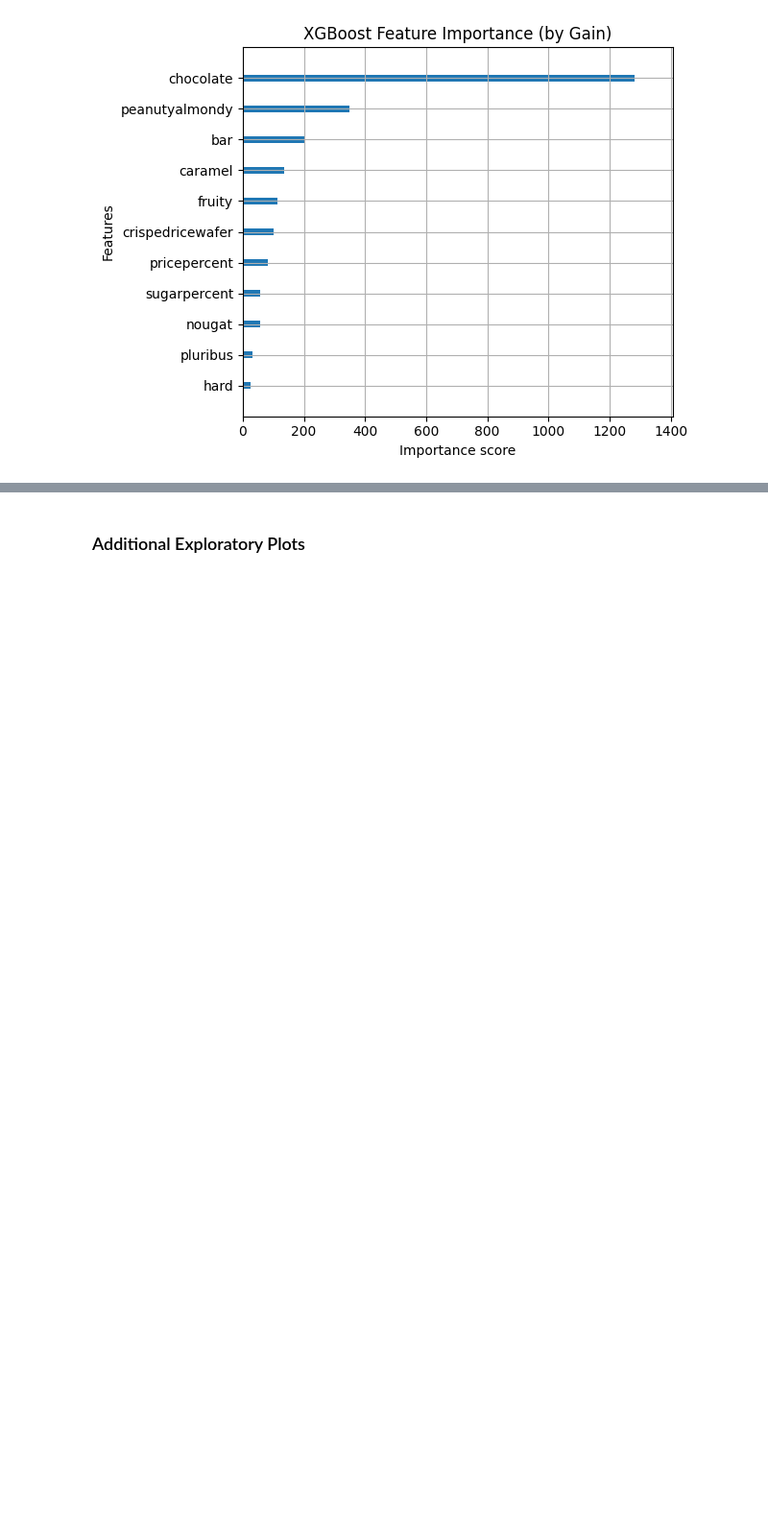
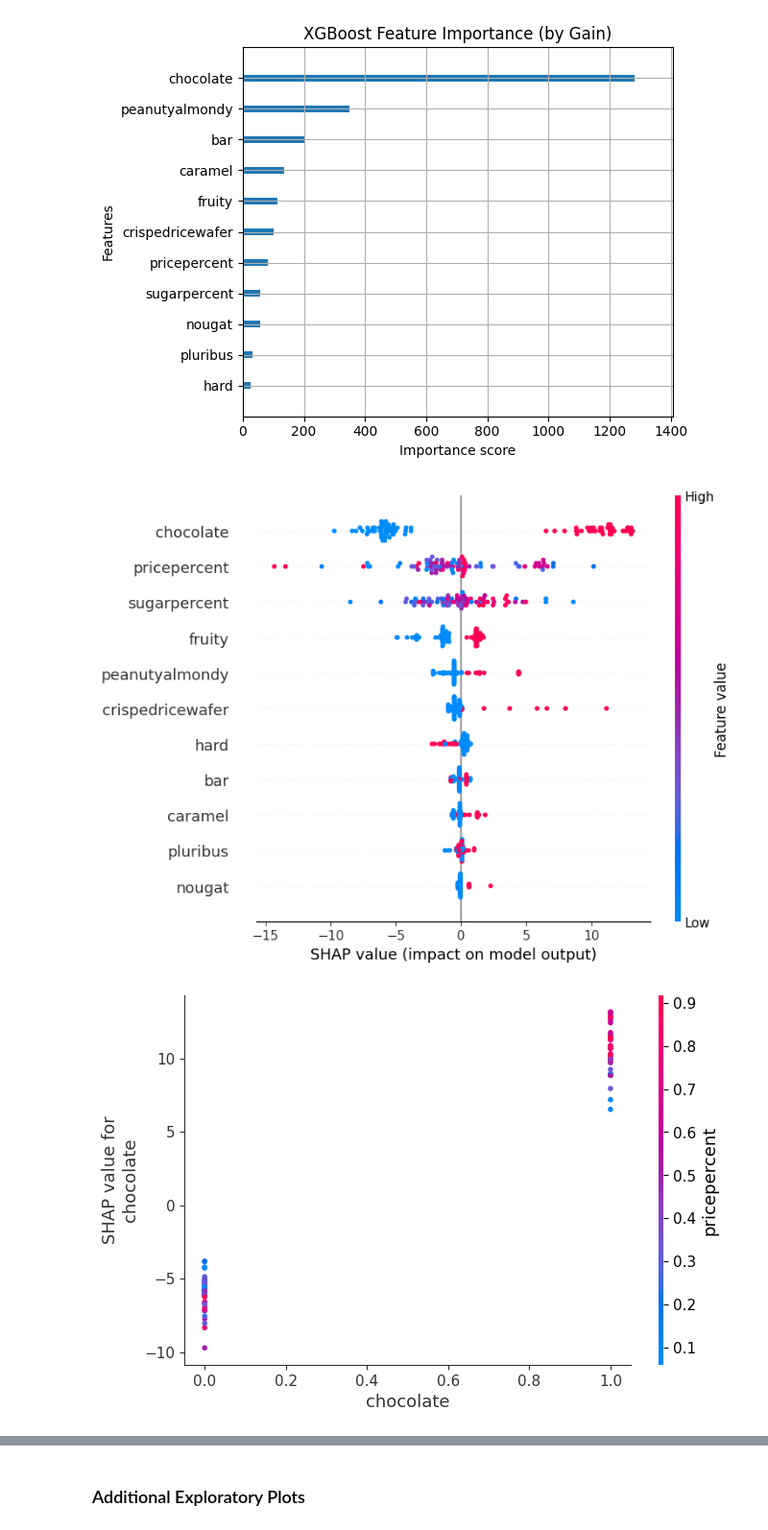
Before and after one commit to agiedke/candy_case, a Jupyter notebook: notebooks/notebook_2_modeling.ipynb, the cells around one changed output, grey strips where cells are left out. Shown at 96% size. Cells and saved outputs as stored; diff of their text form; code cells hidden in the pictures; blank space fills up the shorter version.

```diff
--- a/notebooks/notebook_2_modeling.ipynb
+++ b/notebooks/notebook_2_modeling.ipynb
@@ -239,3 +282,19 @@ XGBoost RMSE scores (5-fold): [195.6905611  137.25387085  73.37079484 203.432999
 Average RMSE: 150.894371537229
 <Figure size 1000x600 with 0 Axes>
 [figure]
+# %%
+explainer_xgb = shap.Explainer(xgb_model)
+shap_values_xgb = explainer_xgb(X)
+
+# Summary Plot (bar + beeswarm)
+shap.summary_plot(shap_values_xgb, X)
+
+# Dependence Plot: visualize how 'chocolate' interacts with winpercent
+shap.dependence_plot("chocolate", shap_values_xgb.values, X)
+
+# Bonus: Interaction values
+shap_interactions = shap.TreeExplainer(xgb_model).shap_interaction_values(X)
+shap.summary_plot(shap_interactions, X)  # full interaction matrix
+# %% [output]
+[figure, added]
+[figure, added]
```
Also changed, not shown: parts of 14 cells of this notebook, 1 other file.
